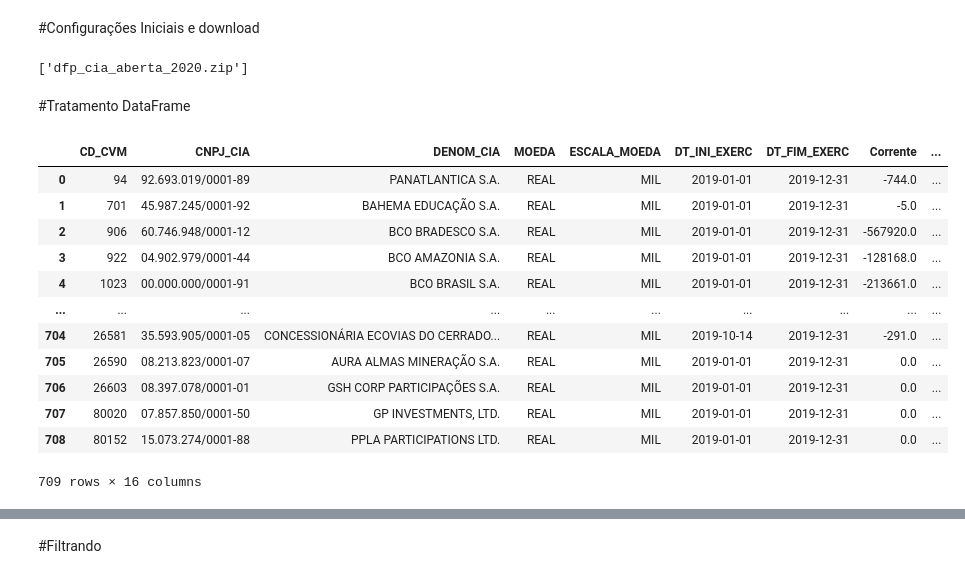
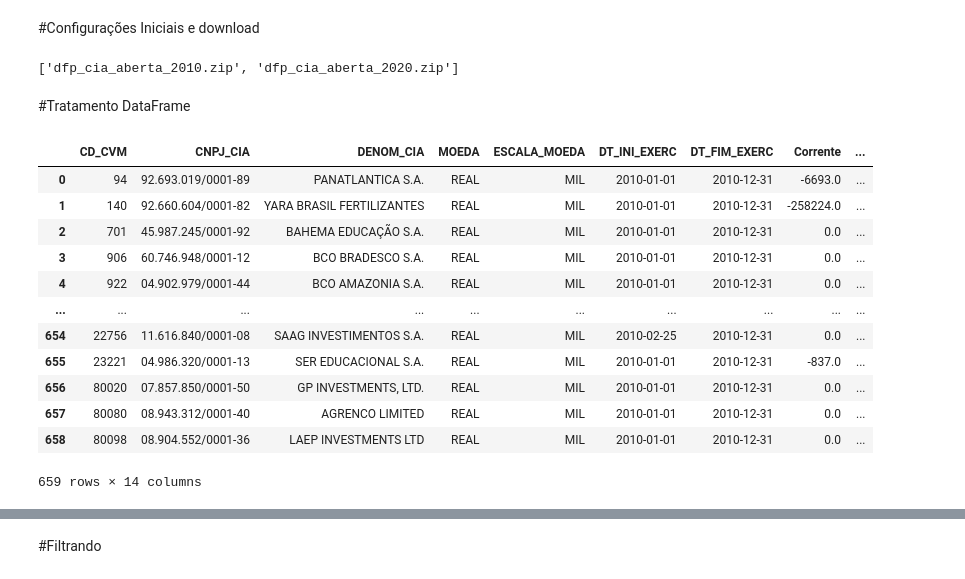
Before and after one commit to Willian-BC/Projeto-Final, a Jupyter notebook: Projeto_DataScience.ipynb, the cells around one changed output, grey strips where cells are left out. Cells and saved outputs as stored; diff of their text form; code cells hidden in the pictures.

Commit message:
Comparativo faliu / não faliu

```diff
--- a/Projeto_DataScience.ipynb
+++ b/Projeto_DataScience.ipynb
@@ -15,7 +15,8 @@ import datetime as dt
 
 url_base = 'http://dados.cvm.gov.br/dados/CIA_ABERTA/DOC/DFP/DADOS/'
 arquivos_zip = []
-arquivos_zip.append(f'dfp_cia_aberta_2020.zip')
+for ano in range(2010, 2021, 10):
+  arquivos_zip.append(f'dfp_cia_aberta_{ano}.zip')
 
 for arq in arquivos_zip:
   wget.download(url_base+arq)
@@ -23,37 +24,39 @@ for arq in arquivos_zip:
 
 arquivos_zip
 # %% [output]
-['dfp_cia_aberta_2020.zip']
+['dfp_cia_aberta_2010.zip', 'dfp_cia_aberta_2020.zip']
 # %% [markdown]
 #Tratamento DataFrame
 # %%
-dre_19 = pd.read_csv(f'CVM/dfp_cia_aberta_DRE_ind_2020.csv',sep=';',decimal=',',encoding='ISO-8859-1')
-dre_19 = dre_19[dre_19.ORDEM_EXERC == 'PENÚLTIMO']
-#dre_19 = dre_19[dre_19.CD_CONTA.isin(['3.04.07'])] #PESQUISA PELO CÓD
+dre_10 = pd.read_csv(f'CVM/dfp_cia_aberta_DRE_ind_2010.csv',sep=';',decimal=',',encoding='ISO-8859-1')
+dre_10 = dre_10[dre_10.ORDEM_EXERC == 'ÚLTIMO']
+#dre_10 = dre_10[dre_10.CD_CONTA.isin(['3.04.07'])] #PESQUISA PELO CÓD
 
-dre_19 = dre_19[dre_19.DS_CONTA.isin(['Lucro ou Prejuízo Líquido do Período','Despesas com Pessoal','Outras Despesas de Administrativas','Despesas Tributárias',
+dre_10 = dre_10[dre_10.DS_CONTA.isin(['Lucro ou Prejuízo Líquido do Período','Despesas com Pessoal','Outras Despesas de Administrativas','Despesas Tributárias',
                                       'Outras Receitas Operacionais','Outras Despesas Operacionais','Resultado antes dos Tributos sobre o Lucro',
                                       'Corrente','Participações'])]
-dre_19 = dre_19[['CD_CVM','CNPJ_CIA','DENOM_CIA','MOEDA','ESCALA_MOEDA','DT_INI_EXERC','DT_FIM_EXERC','DS_CONTA','VL_CONTA']]
-dre_19.VL_CONTA = dre_19.VL_CONTA.astype(float)
-dre_19 = dre_19.pivot_table(index=['CD_CVM','CNPJ_CIA','DENOM_CIA','MOEDA','ESCALA_MOEDA','DT_INI_EXERC','DT_FIM_EXERC'], columns=['DS_CONTA'], values='VL_CONTA').reset_index().rename_axis(None, axis=1).fillna(0)
+dre_10 = dre_10[['CD_CVM','CNPJ_CIA','DENOM_CIA','MOEDA','ESCALA_MOEDA','DT_INI_EXERC','DT_FIM_EXERC','DS_CONTA','VL_CONTA']]
+dre_10.VL_CONTA = dre_10.VL_CONTA.astype(float)
+dre_10 = dre_10.pivot_table(index=['CD_CVM','CNPJ_CIA','DENOM_CIA','MOEDA','ESCALA_MOEDA','DT_INI_EXERC','DT_FIM_EXERC'], columns=['DS_CONTA'], values='VL_CONTA').reset_index().rename_axis(None, axis=1).fillna(0)
 
 dre_20 = pd.read_csv(f'CVM/dfp_cia_aberta_DRE_ind_2020.csv',sep=';',decimal=',',encoding='ISO-8859-1')
 dre_20 = dre_20[dre_20.ORDEM_EXERC == 'ÚLTIMO']
-dre_20 = dre_20[['CNPJ_CIA','DENOM_CIA']].drop_duplicates().reset_index(drop=True)
 
-dre_19
+dre_10['Resultado'] = dre_10.CNPJ_CIA.isin(dre_20.CNPJ_CIA)
+dre_10.Resultado = dre_10.Resultado.replace({True: 'Não Faliu', False: 'Faliu'})
+
+DataTable(dre_10)
 # %% [output]
 |  | CD_CVM | CNPJ_CIA | DENOM_CIA | MOEDA | ESCALA_MOEDA | DT_INI_EXERC | DT_FIM_EXERC | Corrente | ... |
-| 0 | 94 | 92.693.019/0001-89 | PANATLANTICA S.A. | REAL | MIL | 2019-01-01 | 2019-12-31 | -744.0 | ... |
-| 1 | 701 | 45.987.245/0001-92 | BAHEMA EDUCAÇÃO S.A. | REAL | MIL | 2019-01-01 | 2019-12-31 | -5.0 | ... |
-| 2 | 906 | 60.746.948/0001-12 | BCO BRADESCO S.A. | REAL | MIL | 2019-01-01 | 2019-12-31 | -567920.0 | ... |
-| 3 | 922 | 04.902.979/0001-44 | BCO AMAZONIA S.A. | REAL | MIL | 2019-01-01 | 2019-12-31 | -128168.0 | ... |
-| 4 | 1023 | 00.000.000/0001-91 | BCO BRASIL S.A. | REAL | MIL | 2019-01-01 | 2019-12-31 | -213661.0 | ... |
+| 0 | 94 | 92.693.019/0001-89 | PANATLANTICA S.A. | REAL | MIL | 2010-01-01 | 2010-12-31 | -6693.0 | ... |
+| 1 | 140 | 92.660.604/0001-82 | YARA BRASIL FERTILIZANTES | REAL | MIL | 2010-01-01 | 2010-12-31 | -258224.0 | ... |
+| 2 | 701 | 45.987.245/0001-92 | BAHEMA EDUCAÇÃO S.A. | REAL | MIL | 2010-01-01 | 2010-12-31 | 0.0 | ... |
+| 3 | 906 | 60.746.948/0001-12 | BCO BRADESCO S.A. | REAL | MIL | 2010-01-01 | 2010-12-31 | 0.0 | ... |
+| 4 | 922 | 04.902.979/0001-44 | BCO AMAZONIA S.A. | REAL | MIL | 2010-01-01 | 2010-12-31 | 0.0 | ... |
 | ... | ... | ... | ... | ... | ... | ... | ... | ... | ... |
-| 704 | 26581 | 35.593.905/0001-05 | CONCESSIONÁRIA ECOVIAS DO CERRADO... | REAL | MIL | 2019-10-14 | 2019-12-31 | -291.0 | ... |
-| 705 | 26590 | 08.213.823/0001-07 | AURA ALMAS MINERAÇÃO S.A. | REAL | MIL | 2019-01-01 | 2019-12-31 | 0.0 | ... |
-| 706 | 26603 | 08.397.078/0001-01 | GSH CORP PARTICIPAÇÕES S.A. | REAL | MIL | 2019-01-01 | 2019-12-31 | 0.0 | ... |
-| 707 | 80020 | 07.857.850/0001-50 | GP INVESTMENTS, LTD. | REAL | MIL | 2019-01-01 | 2019-12-31 | 0.0 | ... |
-| 708 | 80152 | 15.073.274/0001-88 | PPLA PARTICIPATIONS LTD. | REAL | MIL | 2019-01-01 | 2019-12-31 | 0.0 | ... |
+| 654 | 22756 | 11.616.840/0001-08 | SAAG INVESTIMENTOS S.A. | REAL | MIL | 2010-02-25 | 2010-12-31 | 0.0 | ... |
+| 655 | 23221 | 04.986.320/0001-13 | SER EDUCACIONAL S.A. | REAL | MIL | 2010-01-01 | 2010-12-31 | -837.0 | ... |
+| 656 | 80020 | 07.857.850/0001-50 | GP INVESTMENTS, LTD. | REAL | MIL | 2010-01-01 | 2010-12-31 | 0.0 | ... |
+| 657 | 80080 | 08.943.312/0001-40 | AGRENCO LIMITED | REAL | MIL | 2010-01-01 | 2010-12-31 | 0.0 | ... |
+| 658 | 80098 | 08.904.552/0001-36 | LAEP INVESTMENTS LTD | REAL | MIL | 2010-01-01 | 2010-12-31 | 0.0 | ... |
-709 rows × 16 columns
+659 rows × 14 columns
```
Also changed, not shown: parts of 10 cells of this notebook.
